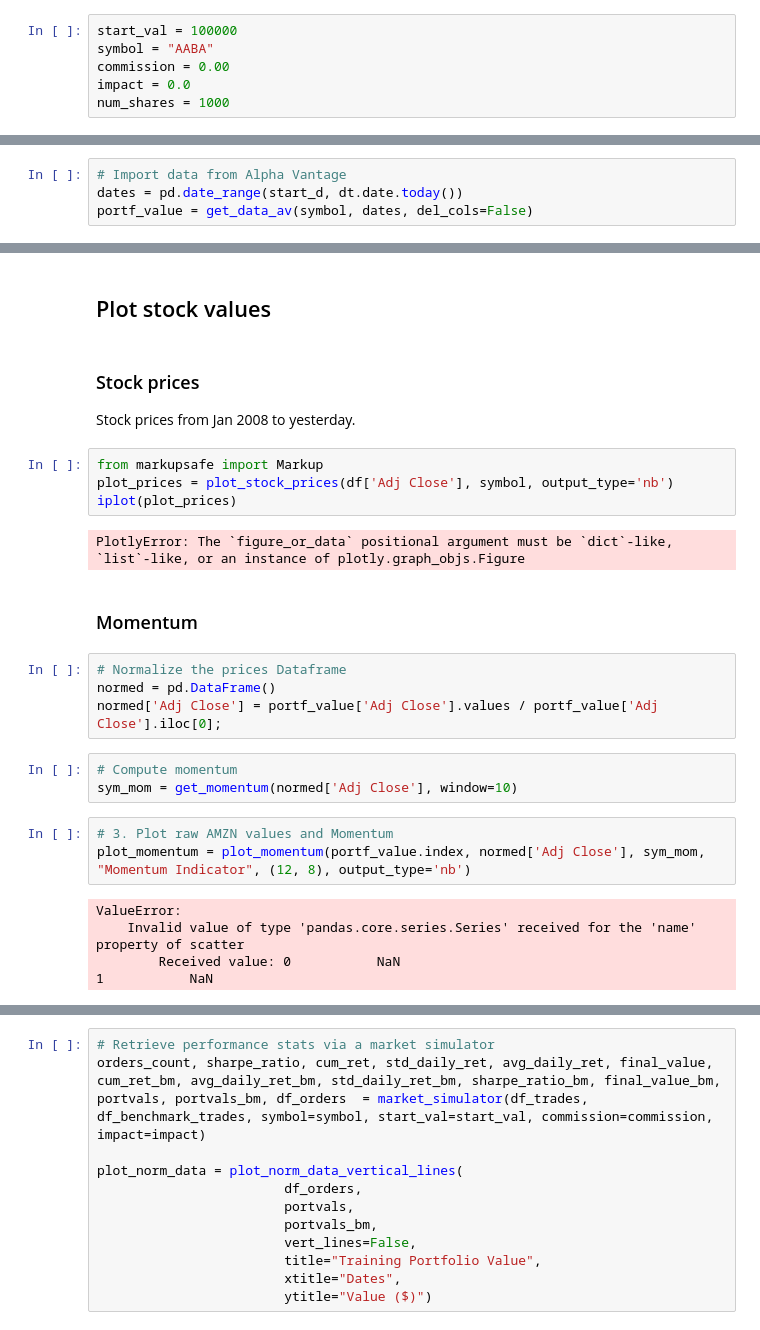
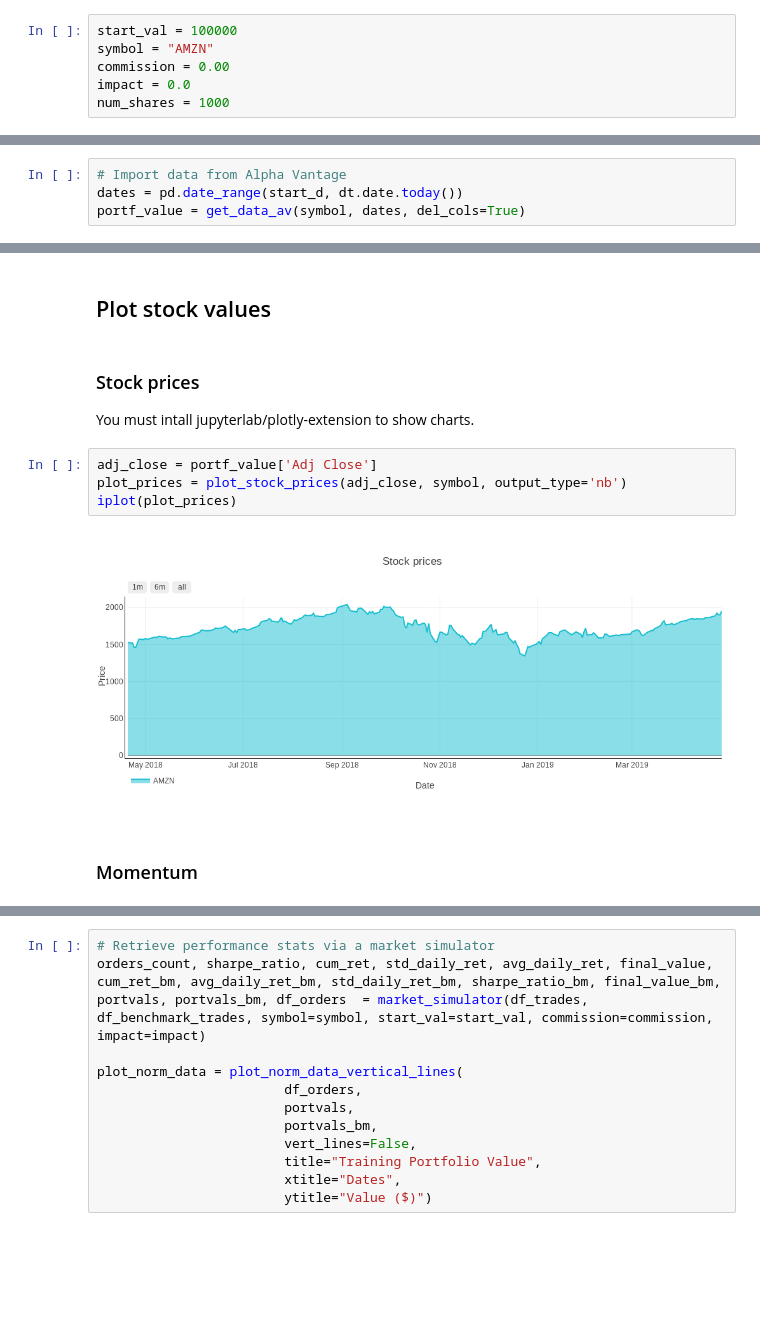
Before and after one commit to kairosart/factors, a Jupyter notebook: strategy_learner_getting_online_data.ipynb, the cells around one changed output, grey strips where cells are left out. Cells and saved outputs as stored; diff of their text form; blank space fills up the shorter version.

Commit message:
Modifying strategy_learner_getting_online_data.ipynb.

```diff
--- a/strategy_learner_getting_online_data.ipynb
+++ b/strategy_learner_getting_online_data.ipynb
@@ -98,7 +99,7 @@ from plotly import tools
 ## Initial Variables
 # %%
 start_val = 100000
-symbol = "AABA"
+symbol = "AMZN"
 commission = 0.00
 impact = 0.0
 num_shares = 1000
@@ -123,4 +124,4 @@ end_d = dt.datetime(2019, 4, 19)
 # %%
 # Import data from Alpha Vantage
 dates = pd.date_range(start_d, dt.date.today())
-portf_value = get_data_av(symbol, dates, del_cols=False)
+portf_value = get_data_av(symbol, dates, del_cols=True)
@@ -183,29 +128,14 @@ normalize_data(df)
 # %% [markdown]
 ## Plot stock values
-# %% [markdown]
-### Stock prices
-
-Stock prices from Jan 2008 to yesterday.
+# %% [markdown]
+### Stock prices
+
+You must intall jupyterlab/plotly-extension to show charts.
 # %%
-from markupsafe import Markup
-plot_prices = plot_stock_prices(df['Adj Close'], symbol, output_type='nb')
+adj_close = portf_value['Adj Close']
+plot_prices = plot_stock_prices(adj_close, symbol, output_type='nb')
 iplot(plot_prices)
 # %% [output]
-PlotlyError: The `figure_or_data` positional argument must be `dict`-like, `list`-like, or an instance of plotly.graph_objs.Figure
+[figure, added]
 # %% [markdown]
 ### Momentum
-# %%
-# Normalize the prices Dataframe
-normed = pd.DataFrame()
-normed['Adj Close'] = portf_value['Adj Close'].values / portf_value['Adj Close'].iloc[0];
-# %%
-# Compute momentum
-sym_mom = get_momentum(normed['Adj Close'], window=10)
-# %%
-# 3. Plot raw AMZN values and Momentum
-plot_momentum = plot_momentum(portf_value.index, normed['Adj Close'], sym_mom, "Momentum Indicator", (12, 8), output_type='nb')
-# %% [output]
-ValueError:
-    Invalid value of type 'pandas.core.series.Series' received for the 'name' property of scatter
-        Received value: 0           NaN
-1           NaN
```
Also changed, not shown: parts of 12 cells of this notebook, 2 other files.
